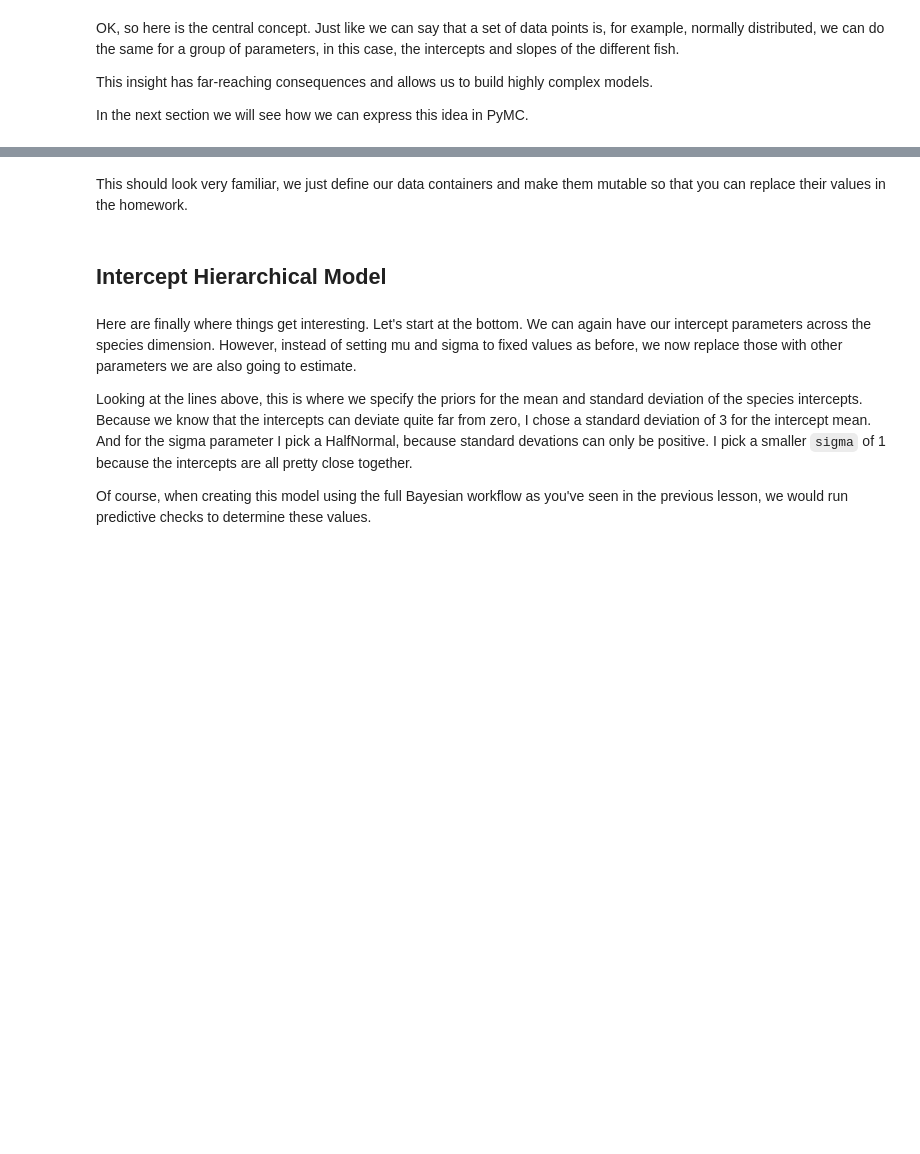
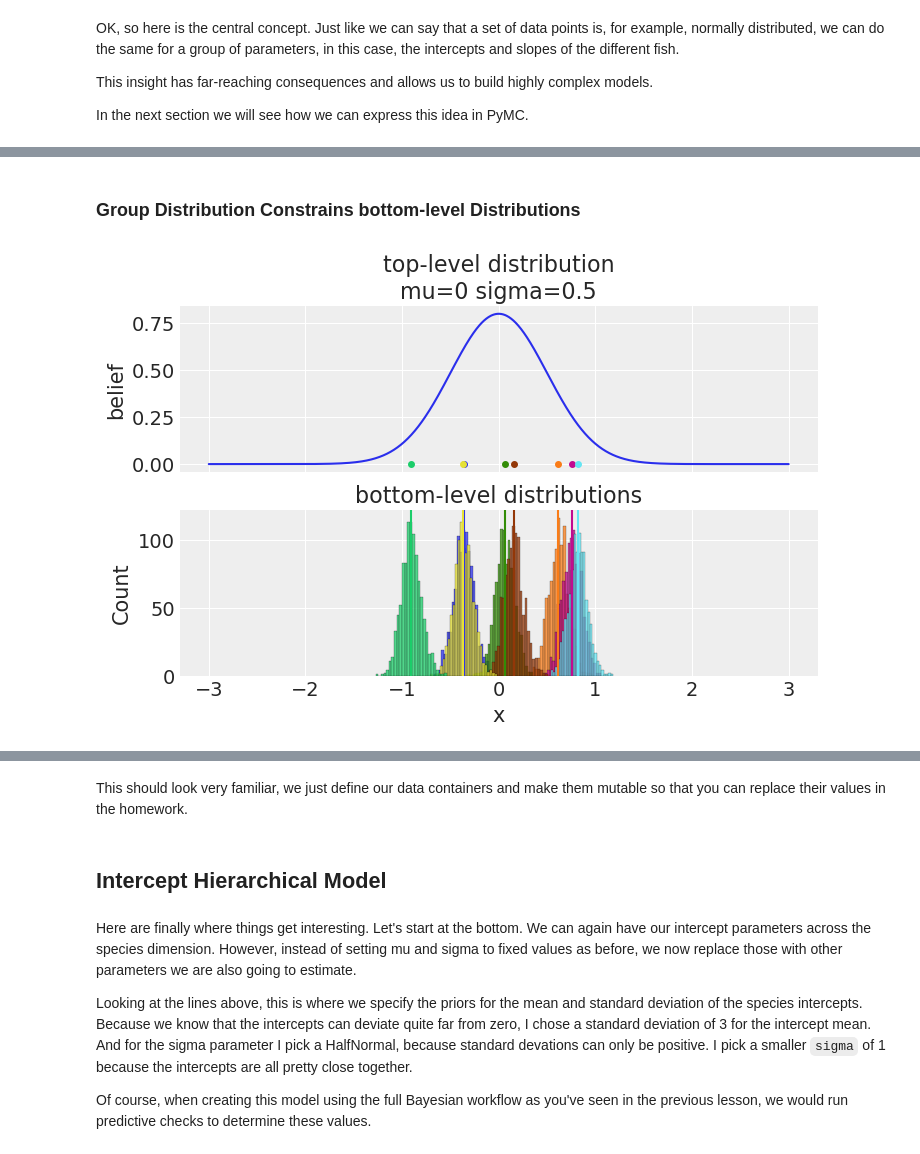
Before and after one commit to AlexAndorra/notebooks-experiments, a Jupyter notebook: Hierarchical_Regression/Hierarchical_Regression.ipynb, the cells around one changed output, grey strips where cells are left out. Cells and saved outputs as stored; diff of their text form; code cells hidden in the pictures; blank space fills up the shorter version.

```diff
--- a/Hierarchical_Regression/Hierarchical_Regression.ipynb
+++ b/Hierarchical_Regression/Hierarchical_Regression.ipynb
@@ -249,0 +299,28 @@ In the next section we will see how we can express this idea in PyMC.
+# %%
+def gen_hier_plot(mu=0, sigma=.5, eps=.1, groups=8, seed=2):
+    from scipy import stats
+    from numpy.random import RandomState, SeedSequence, MT19937
+    rs = RandomState(MT19937(SeedSequence(seed)))
+    x = np.linspace(-3, 3, 1000)
+    group_dist = stats.norm(mu, sigma)
+    mus = group_dist.rvs(groups, random_state=rs)
+    data = []
+    for m in mus:
+        data.append(stats.norm(m, eps).rvs(1000, random_state=rs))
+
+    fig, axs = plt.subplots(nrows=2, sharex=True)
+    pdf = group_dist.pdf(x)
+    axs[0].plot(x, pdf)
+    axs[0].set(title=f"top-level distribution\nmu={mu} sigma={sigma}",
+               ylabel="belief")
+    axs[1].set(title="bottom-level distributions", xlabel="x")
+    for i, d in enumerate(data):
+        axs[0].plot(mus[i], 0, ".", ms=8, color=sns.color_palette()[i])
+        sns.histplot(data=d, ax=axs[1], color=sns.color_palette()[i])
+        axs[1].axvline(mus[i], color=sns.color_palette()[i])
+# %% [markdown]
+### Group Distribution Constrains bottom-level Distributions
+# %%
+gen_hier_plot()
+# %% [output]
+[figure, added]
```
Also changed, not shown: parts of 46 cells of this notebook.
